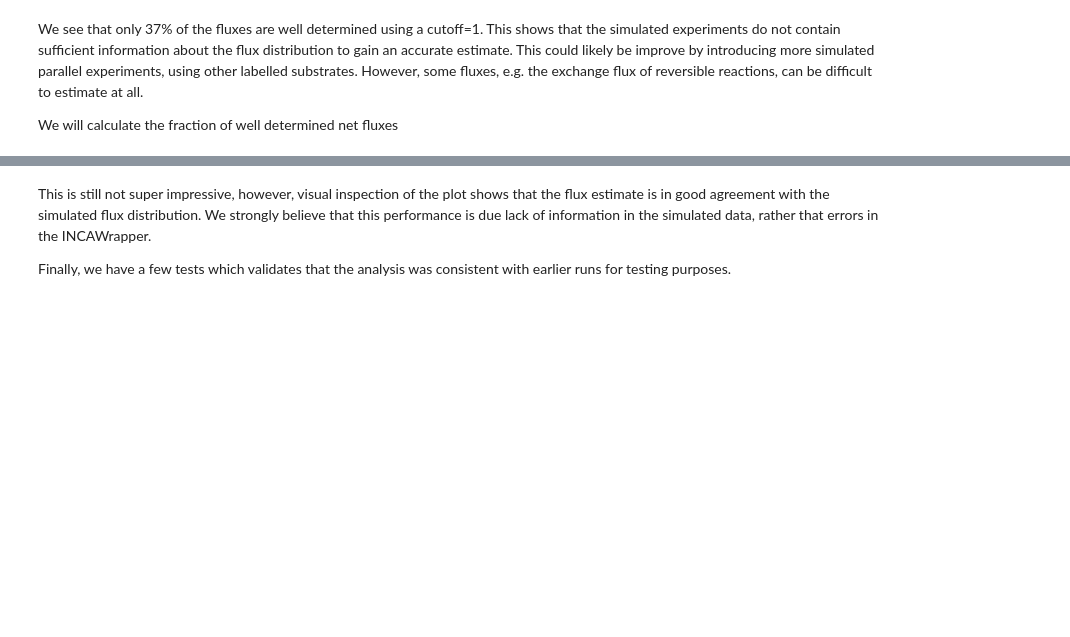
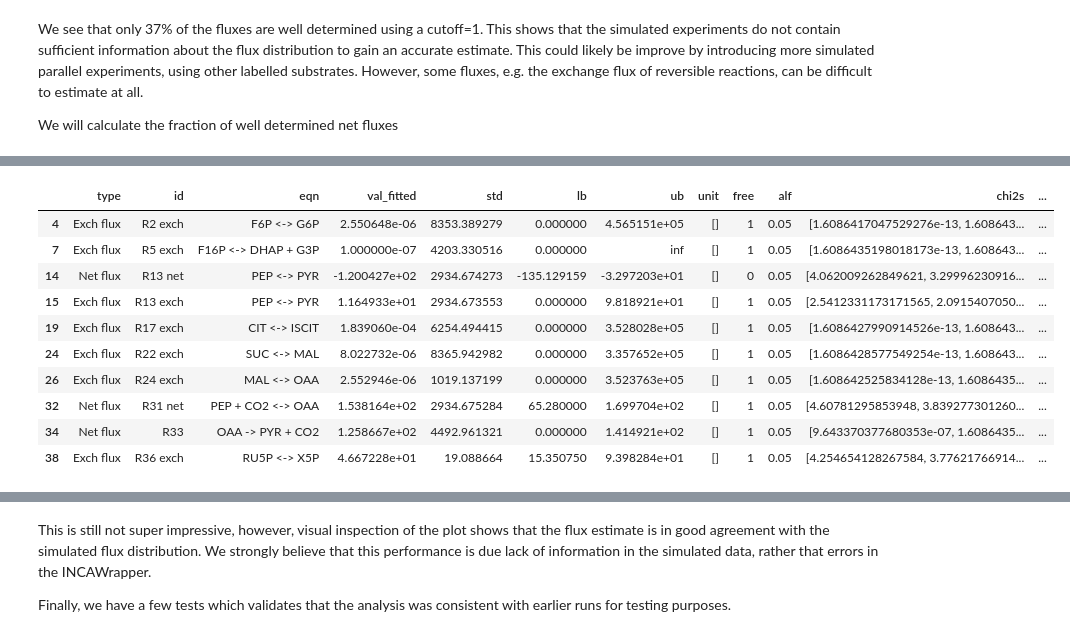
Before and after one commit to biosustain/incawrapper, a Jupyter notebook: docs/examples/c_necator_simulated_data.ipynb, the cells around one changed output, grey strips where cells are left out. Saved outputs shown, nothing was run; the diff lists cells and outputs as text; code cells hidden in the pictures; blank space fills up the shorter version.

```diff
--- a/docs/examples/c_necator_simulated_data.ipynb
+++ b/docs/examples/c_necator_simulated_data.ipynb
@@ -208,3 +221,17 @@ true_and_fitted_fluxes.loc[net_fluxes, 'well_determined'].sum() / net_fluxes.sum
+# %%
+true_and_fitted_fluxes.query("well_determined == False")
+# %% [output]
+|  | type | id | eqn | val_fitted | std | lb | ub | unit | free | alf | chi2s | ... |
+| 4 | Exch flux | R2 exch | F6P <-> G6P | 2.550648e-06 | 8353.389279 | 0.000000 | 4.565151e+05 | [] | 1 | 0.05 | [1.6086417047529276e-13, 1.608643... | ... |
+| 7 | Exch flux | R5 exch | F16P <-> DHAP + G3P | 1.000000e-07 | 4203.330516 | 0.000000 | inf | [] | 1 | 0.05 | [1.6086435198018173e-13, 1.608643... | ... |
+| 14 | Net flux | R13 net | PEP <-> PYR | -1.200427e+02 | 2934.674273 | -135.129159 | -3.297203e+01 | [] | 0 | 0.05 | [4.062009262849621, 3.29996230916... | ... |
+| 15 | Exch flux | R13 exch | PEP <-> PYR | 1.164933e+01 | 2934.673553 | 0.000000 | 9.818921e+01 | [] | 1 | 0.05 | [2.5412331173171565, 2.0915407050... | ... |
+| 19 | Exch flux | R17 exch | CIT <-> ISCIT | 1.839060e-04 | 6254.494415 | 0.000000 | 3.528028e+05 | [] | 1 | 0.05 | [1.6086427990914526e-13, 1.608643... | ... |
+| 24 | Exch flux | R22 exch | SUC <-> MAL | 8.022732e-06 | 8365.942982 | 0.000000 | 3.357652e+05 | [] | 1 | 0.05 | [1.6086428577549254e-13, 1.608643... | ... |
+| 26 | Exch flux | R24 exch | MAL <-> OAA | 2.552946e-06 | 1019.137199 | 0.000000 | 3.523763e+05 | [] | 1 | 0.05 | [1.608642525834128e-13, 1.6086435... | ... |
+| 32 | Net flux | R31 net | PEP + CO2 <-> OAA | 1.538164e+02 | 2934.675284 | 65.280000 | 1.699704e+02 | [] | 1 | 0.05 | [4.60781295853948, 3.839277301260... | ... |
+| 34 | Net flux | R33 | OAA -> PYR + CO2 | 1.258667e+02 | 4492.961321 | 0.000000 | 1.414921e+02 | [] | 1 | 0.05 | [9.643370377680353e-07, 1.6086435... | ... |
+| 38 | Exch flux | R36 exch | RU5P <-> X5P | 4.667228e+01 | 19.088664 | 15.350750 | 9.398284e+01 | [] | 1 | 0.05 | [4.254654128267584, 3.77621766914... | ... |
 # %%
 def relative_error(true_val, fitted_val, replace_zero=1e-7):
     if true_val == 0.0:
```
Also changed, not shown: parts of 9 cells of this notebook, 8 other files.
